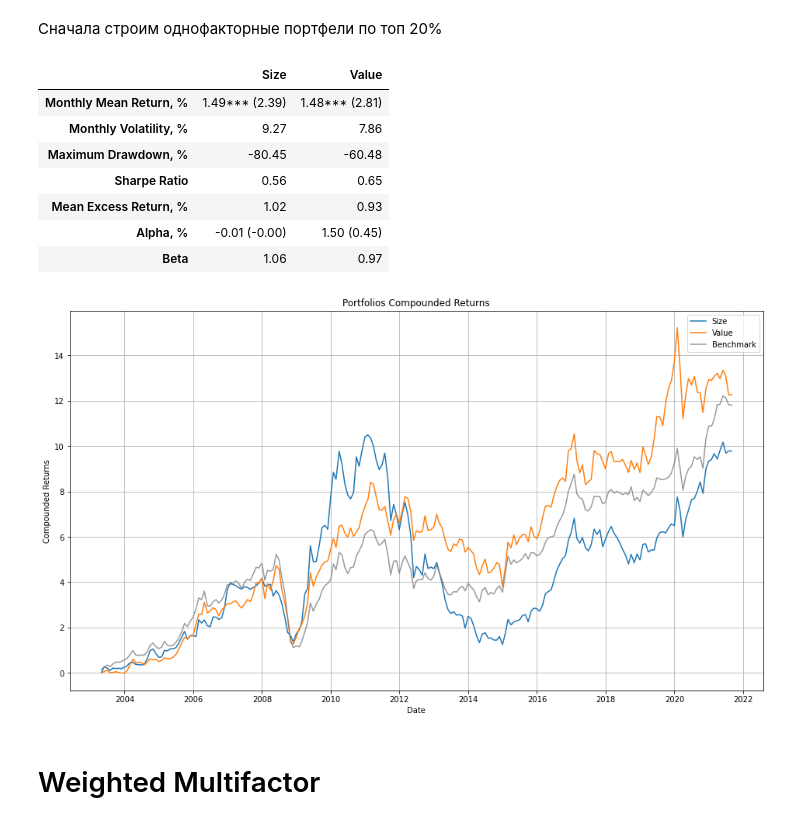
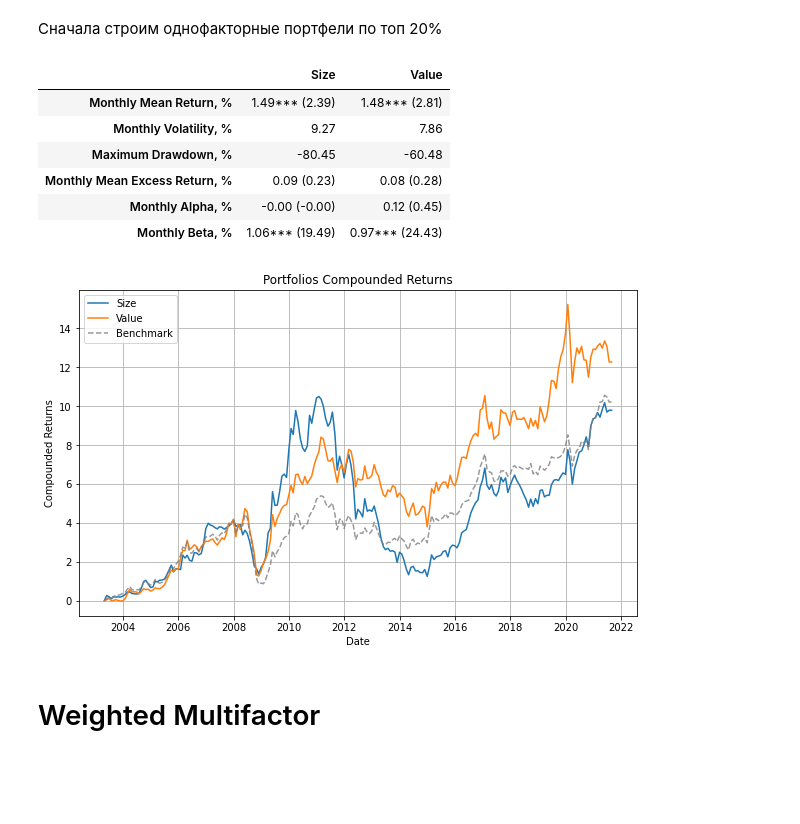
Before and after one commit to atomtosov/pqr, a Jupyter notebook: examples/multifactors.ipynb, the cells around one changed output. Drawn from its saved outputs; the diff is of its cells as text; code cells hidden in the pictures; blank space fills up the shorter version.

```diff
--- a/examples/multifactors.ipynb
+++ b/examples/multifactors.ipynb
@@ -21,9 +18,14 @@ prices, mcap, pe, volume = pqr.utils.replace_with_nan(prices, mcap, pe, volume)
 prices, mcap, pe, volume = pqr.utils.align(prices, mcap, pe, volume)
 # %%
 universe = volume >= 1_000_000
+returns_calculator = pqr.utils.partial(
+    pqr.calculate_returns,
+    universe_returns=pqr.prices_to_returns(prices),
+)
 
-benchmark = pqr.universe_as_benchmark(
-    prices=prices,
+benchmark = pqr.Benchmark.from_universe(
     universe=universe,
+    allocator=pqr.equal_weights,
+    calculator=returns_calculator,
 )
 # %%
@@ -82,37 +100,40 @@ summary = pqr.utils.partial(
 # %%
 mean_transform = pqr.utils.compose(
-    pqr.utils.partial(pqr.filter, universe=universe),
-    pqr.utils.partial(pqr.look_back_mean, period=3),
-    pqr.utils.partial(pqr.hold, period=3),
+    pqr.utils.partial(pqr.factors.filter, universe=universe),
+    pqr.utils.partial(pqr.factors.look_back_mean, period=3),
+    pqr.utils.partial(pqr.factors.hold, period=3),
 )
 size = mean_transform(mcap)
 value = mean_transform(pe)
 # %% [markdown]
 Сначала строим однофакторные портфели по топ 20%
 # %%
-size_portfolio = pqr.backtest_portfolio(
-    prices=prices,
-    longs=pqr.quantiles(size, min_q=0, max_q=0.2),
-    name="Size"
+size_portfolio = pqr.Portfolio.backtest(
+    longs=pqr.factors.quantiles(size, min_q=0, max_q=0.2),
+    shorts=None,
+    allocator=pqr.equal_weights,
+    calculator=returns_calculator,
+    name="Size",
 )
 
-value_portfolio = pqr.backtest_portfolio(
-    prices=prices,
-    longs=pqr.quantiles(value, min_q=0, max_q=0.2),
-    name="Value"
+value_portfolio = pqr.Portfolio.backtest(
+    longs=pqr.factors.quantiles(value, min_q=0, max_q=0.2),
+    shorts=None,
+    allocator=pqr.equal_weights,
+    calculator=returns_calculator,
+    name="Value",
 )
 
-summary([size_portfolio, value_portfolio])
+summary.display([size_portfolio, value_portfolio])
 # %% [output]
 |  | Size | Value |
 | Monthly Mean Return, % | 1.49*** (2.39) | 1.48*** (2.81) |
 | Monthly Volatility, % | 9.27 | 7.86 |
 | Maximum Drawdown, % | -80.45 | -60.48 |
-| Sharpe Ratio | 0.56 | 0.65 |
-| Mean Excess Return, % | 1.02 | 0.93 |
-| Alpha, % | -0.01 (-0.00) | 1.50 (0.45) |
-| Beta | 1.06 | 0.97 |
+| Monthly Mean Excess Return, % | 0.09 (0.23) | 0.08 (0.28) |
+| Monthly Alpha, % | -0.00 (-0.00) | 0.12 (0.45) |
+| Monthly Beta, % | 1.06*** (19.49) | 0.97*** (24.43) |
-[figure, old version]
+[figure, new version]
 # %% [markdown]
 # Weighted Multifactor
 # %% [markdown]
```
Also changed, not shown: parts of 6 cells of this notebook, 9 other files.
